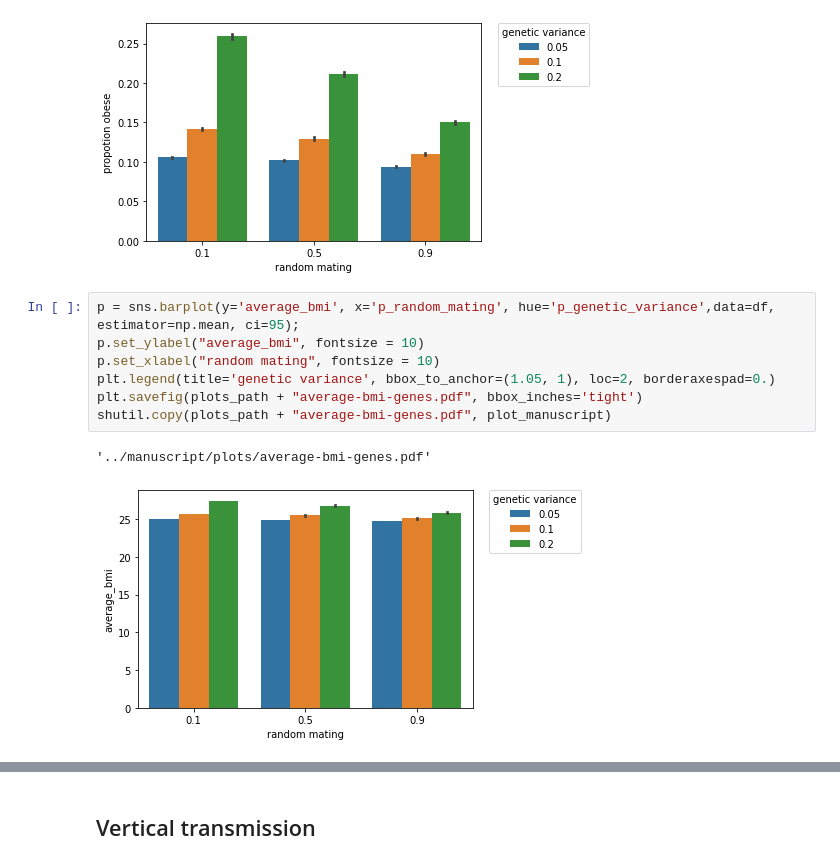
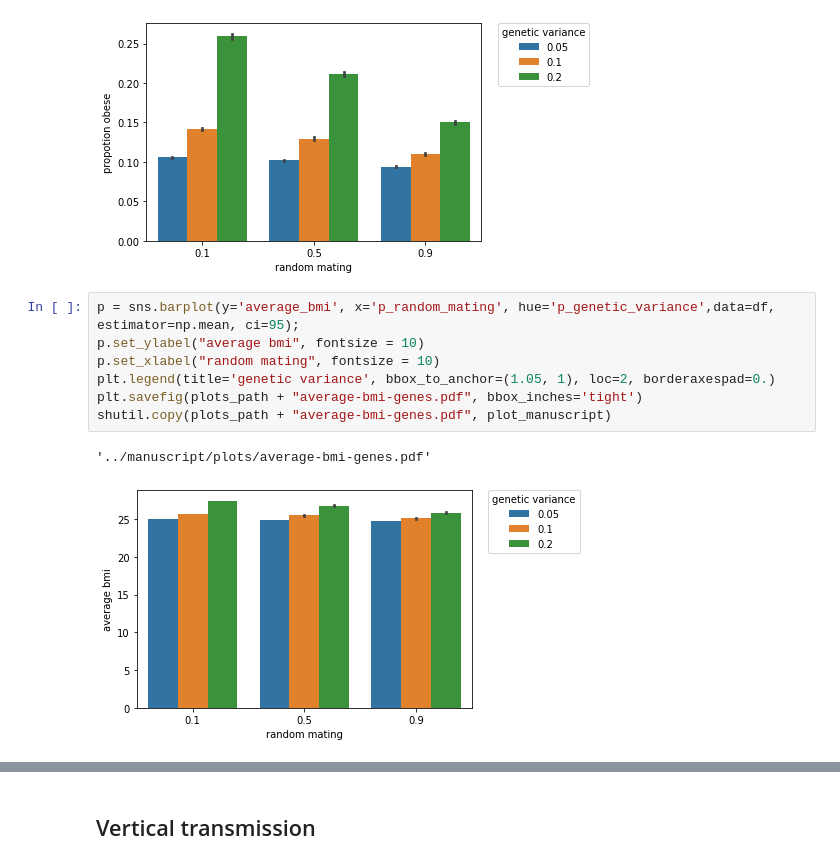
Before and after one commit to sdaza/obesity-dem-heritability, a Jupyter notebook: notebooks/bmi-analysis-by-scenario.ipynb, the cells around one changed output, grey strips where cells are left out. Cells and saved outputs as stored; diff of their text form.

Commit message:
update plots

```diff
--- a/notebooks/bmi-analysis-by-scenario.ipynb
+++ b/notebooks/bmi-analysis-by-scenario.ipynb
@@ -38,11 +38,11 @@ shutil.copy(plots_path + "prop-bmi-genes.pdf", plot_manuscript)
 [figure]
 # %%
 p = sns.barplot(y='average_bmi', x='p_random_mating', hue='p_genetic_variance',data=df, estimator=np.mean, ci=95);
-p.set_ylabel("average_bmi", fontsize = 10)
+p.set_ylabel("average bmi", fontsize = 10)
 p.set_xlabel("random mating", fontsize = 10)
 plt.legend(title='genetic variance', bbox_to_anchor=(1.05, 1), loc=2, borderaxespad=0.)
 plt.savefig(plots_path + "average-bmi-genes.pdf", bbox_inches='tight')
 shutil.copy(plots_path + "average-bmi-genes.pdf", plot_manuscript)
 # %% [output]
 '../manuscript/plots/average-bmi-genes.pdf'
-[figure, old version]
+[figure, new version]
```
Also changed, not shown: parts of 8 cells of this notebook, 27 other files.
